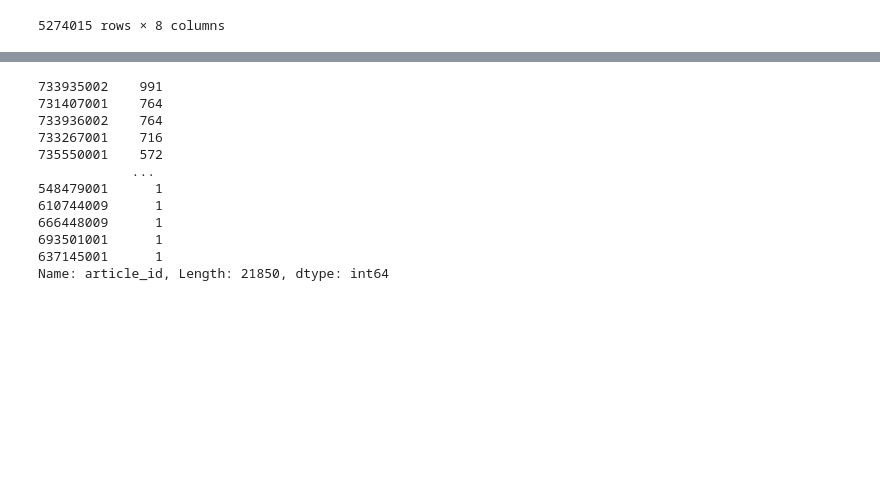
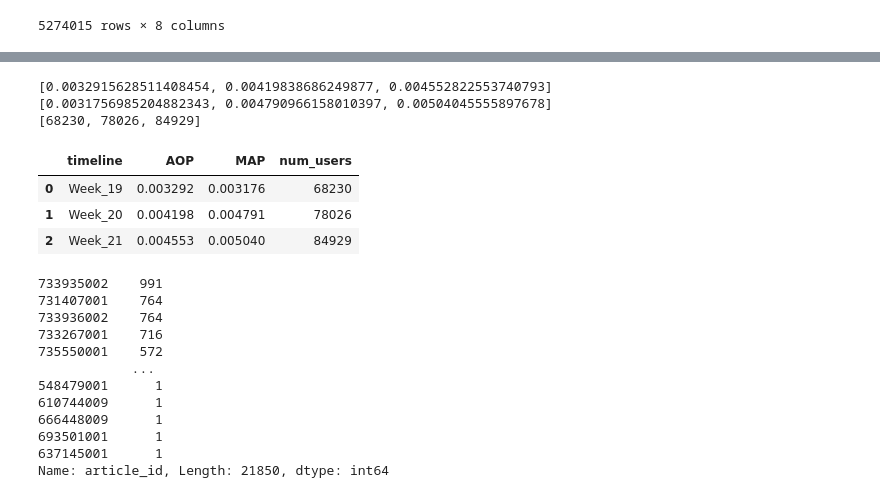
Before and after one commit to alexkychen/HMproduct, a Jupyter notebook: notebook/2. Top-selling item recommendation analysis.ipynb, the cells around one changed output, grey strips where cells are left out. Cells and saved outputs as stored; diff of their text form; code cells hidden in the pictures; blank space fills up the shorter version.

```diff
--- a/notebook/2. Top-selling item recommendation analysis.ipynb
+++ b/notebook/2. Top-selling item recommendation analysis.ipynb
@@ -68,7 +67,7 @@ for wk in range(18,21):
 
     #save top 12 selling items for users in a dict
     top12_items = {}
-    for user in X_train.customer_id:
+    for user in X_test.customer_id:
         top12_items[user] = top12items
 
     #calculate AOP@12 for each train-test group
@@ -87,3 +91,29 @@ Number of users: 12244
+# %%
+print(AOP_results)
+print(MAP_results)
+print(num_users)
+# %% [output]
+[0.0032915628511408454, 0.00419838686249877, 0.004552822553740793]
+[0.0031756985204882343, 0.004790966158010397, 0.00504045555897678]
+[68230, 78026, 84929]
+# %%
+timeline = ['Week_19','Week_20','Week_21']
+#save results in a dataframe
+result_df = pd.DataFrame({'timeline':timeline,
+                          'AOP':AOP_results,
+                          'MAP':MAP_results,
+                          'num_users':num_users})
+
+#save the dataframe in csv
+#change file name for different period groups
+result_df.to_csv("../data/top_sell_weekly_allUser_res1.csv")
+
+result_df.head()
+# %% [output]
+|  | timeline | AOP | MAP | num_users |
+| 0 | Week_19 | 0.003292 | 0.003176 | 68230 |
+| 1 | Week_20 | 0.004198 | 0.004791 | 78026 |
+| 2 | Week_21 | 0.004553 | 0.005040 | 84929 |
 # %%
 mask = transaction_subset.week == 18
 X_train = transaction_subset.loc[mask].reset_index(drop=True)[['customer_id','article_id']]
```
Also changed, not shown: parts of 2 cells of this notebook, 2 other files.
